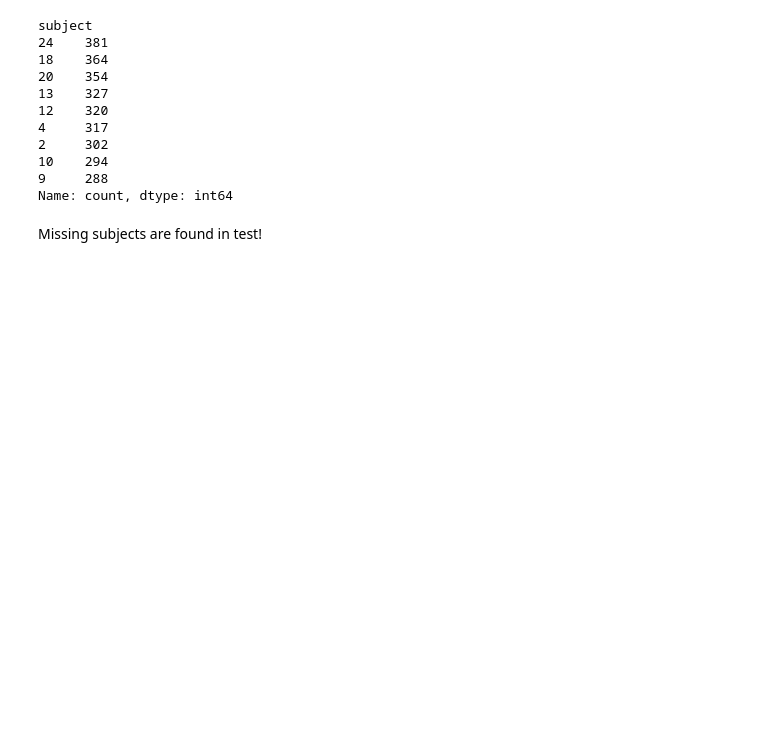
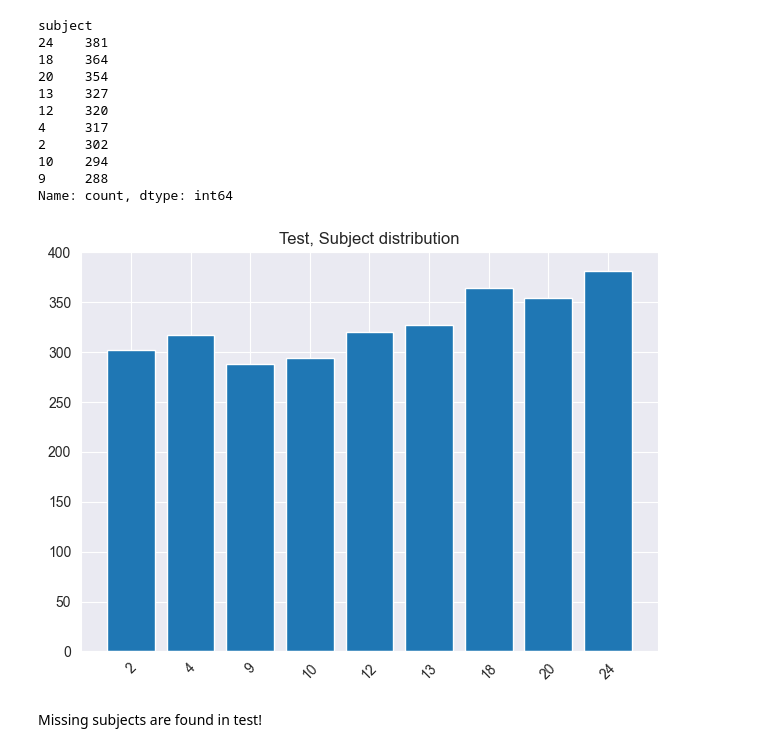
Before and after one commit to MaksimObukhov/human-activity-recognition, a Jupyter notebook: notebook.ipynb, the cells around one changed output. Cells and saved outputs as stored; diff of their text form; code cells hidden in the pictures; blank space fills up the shorter version.

```diff
--- a/notebook.ipynb
+++ b/notebook.ipynb
@@ -123,6 +146,15 @@ subject
 10    294
 9     288
 Name: count, dtype: int64
+# %%
+counts = df_test['subject'].value_counts().sort_index()
+plt.bar(counts.index.astype(str), counts.values)
+plt.title('Test, Subject distribution')
+plt.xticks(rotation=45)
+plt.tight_layout()
+plt.show()
+# %% [output]
+[figure, added]
 # %% [markdown]
 Missing subjects are found in test!
 # %% [markdown]
```
Also changed, not shown: parts of 39 cells of this notebook, 1 other file.
